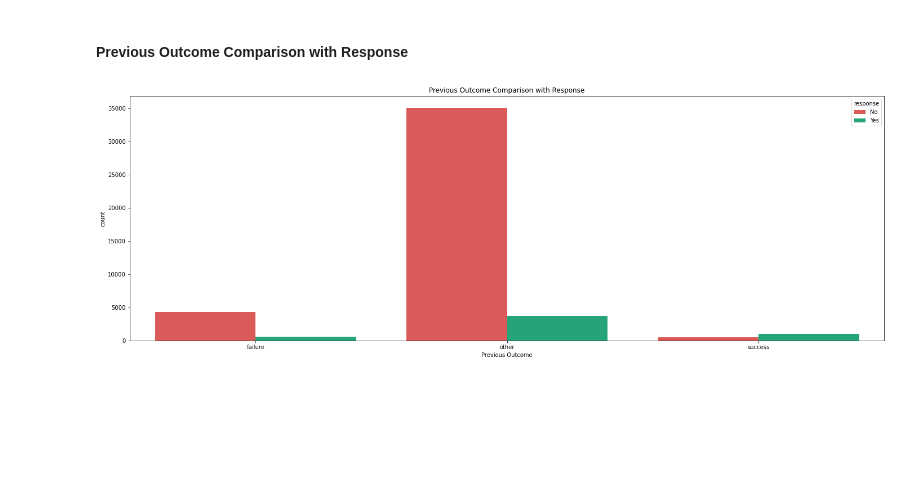
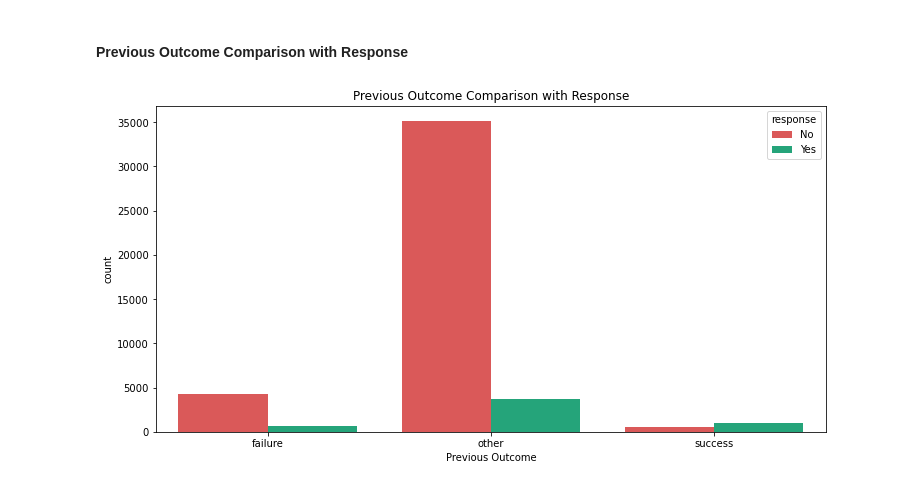
Before and after one commit to dendihandian/data-portfolio, a Jupyter notebook: bank-marketing/bank-marketing.ipynb, the cells around one changed output. Saved outputs shown, nothing was run; the diff lists cells and outputs as text; code cells hidden in the pictures; blank space fills up the shorter version.

Commit message:
insight normal figsize standard

```diff
--- a/bank-marketing/bank-marketing.ipynb
+++ b/bank-marketing/bank-marketing.ipynb
@@ -346,19 +346,19 @@ plt.show();
 # %%
 df_for_plot = df.groupby(['poutcome','response']).agg({'response': 'count'}).rename(columns={'response': 'count'}).reset_index()
 df_for_plot = df_for_plot.merge(
     df.groupby(['poutcome']).agg('count').rename(columns={'age': 'total_count'}).reset_index()[['poutcome', 'total_count']],
     on='poutcome'
 )
 df_for_plot['percentage'] = df_for_plot['count'] / df_for_plot['total_count']
 
-plt.figure(figsize=(24, 8))
+plt.figure(figsize=(12, 6))
 sns.barplot(x='poutcome', y='count', hue='response', palette=binary_pallete, data=df_for_plot)
 plt.xlabel('Previous Outcome')
 
 # for index, row in df_for_plot.iterrows():
 #     plt.text(x=index, y=row['count'] + 1000, s=row['percentage'], ha='center')
 
 plt.title('Previous Outcome Comparison with Response')
 plt.show();
 # %% [output]
-[figure, old version]
+[figure, new version]
```
